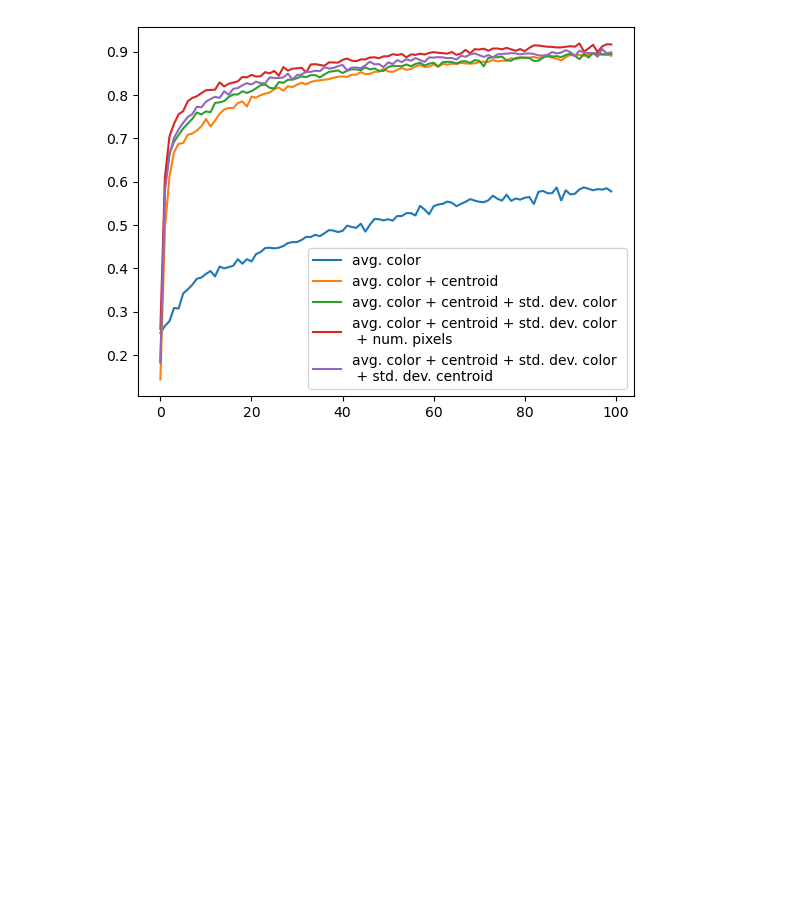
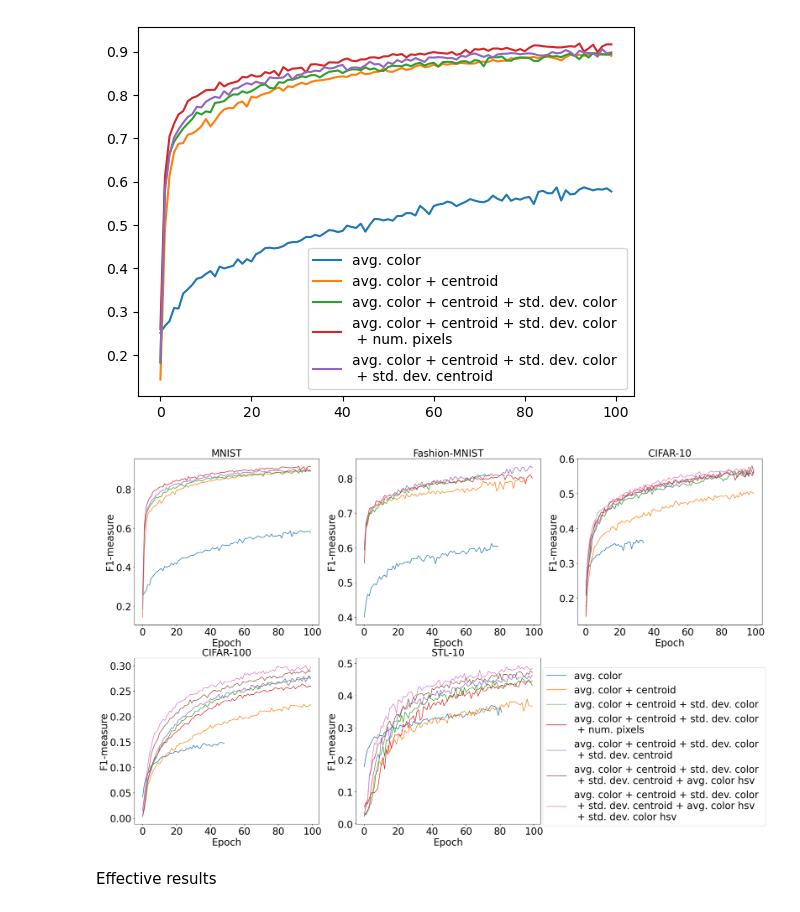
Before and after one commit to jpelayx/mnist-graphs, a Jupyter notebook: result-viz.ipynb, the cells around one changed output. Cells and saved outputs as stored; diff of their text form; code cells hidden in the pictures; blank space fills up the shorter version.

Commit message:
result visualization

```diff
--- a/result-viz.ipynb
+++ b/result-viz.ipynb
@@ -112,6 +113,6 @@ load_data(grey_dss, features_grey, data_grey)
 # %%
 es = range(num_epochs)
-for fi, fs in enumerate(features_grey):
+for fi, fontsize in enumerate(features_grey):
     plt.plot(es, data_grey[0, fi, 9,:], label=features_pretty[fi])
 plt.legend()
 plt.show()
@@ -120,22 +121,27 @@ plt.show()
 # %%
 epochs = range(100)
 
 rows, cols = 2, 3
 figsize = (29, 17)
 fig, ax = plt.subplots(rows, cols, figsize=figsize)
-for dataset_index, dataset_name in enumerate(datasets_grey + datasets_color):
-    axi, axj = int(np.floor(dataset_index/cols)),  int(dataset_index % cols)
-    features = features_grey if dataset_index < len(datasets_grey) else features_color
-    data = data_grey if dataset_index < len(datasets_grey) else data_color
-    dataset_index_real = dataset_index if dataset_index < len(datasets_grey) else dataset_index - len(datasets_grey)
-    ax[axi][axj].tick_params(labelsize=fs)
+for dsi, ds in enumerate(dss):
+    axi, axj = int(np.floor(dsi/cols)),  int(dsi % cols)
+    grey_dsi = len(grey_dss)
+    features = features_grey if dsi < grey_dsi else features_color
+    data = data_grey if dsi < grey_dsi else data_color
+    dataset_index_real = dsi if dsi < grey_dsi else dsi - grey_dsi
+    ax[axi][axj].tick_params(labelsize=fontsize)
     for features_idx, features_name in enumerate(features):
-        ax[axi][axj].set_xlabel('Epoch', fontsize=fs)
-        ax[axi][axj].set_ylabel('F1-measure', fontsize=fs)
-        ax[axi][axj].set_title(dataset_name, fontsize=fs)
-        ax[axi][axj].plot(epochs, data[dataset_index_real][features_idx][9], label=features_name)
+        ax[axi][axj].set_xlabel('Epoch', fontsize=fontsize)
+        ax[axi][axj].set_ylabel('F1-measure', fontsize=fontsize)
+        ax[axi][axj].set_title(ds_pretty_names[ds], fontsize=fontsize)
+        ax[axi][axj].plot(epochs, data[dataset_index_real][features_idx][9], label=features_pretty[features_idx])
 ax[rows-1][cols-1].remove()
 handles, labels = ax[rows-1][cols-2].get_legend_handles_labels()
-fig.legend(handles, labels, bbox_to_anchor=(1 - 0.09, 0.45), fontsize=fs)
-plt.savefig('features-f1macro-2cols.png', bbox_inches='tight')
+fig.legend(handles, labels, bbox_to_anchor=(1 - 0.09, 0.45), fontsize=fontsize)
+plt.savefig('imgs/features-f1macro-2cols.png', bbox_inches='tight')
 plt.show()
+# %% [output]
+[figure, added]
+# %% [markdown]
+Effective results
```
Also changed, not shown: parts of 5 cells of this notebook, 1 other file.
